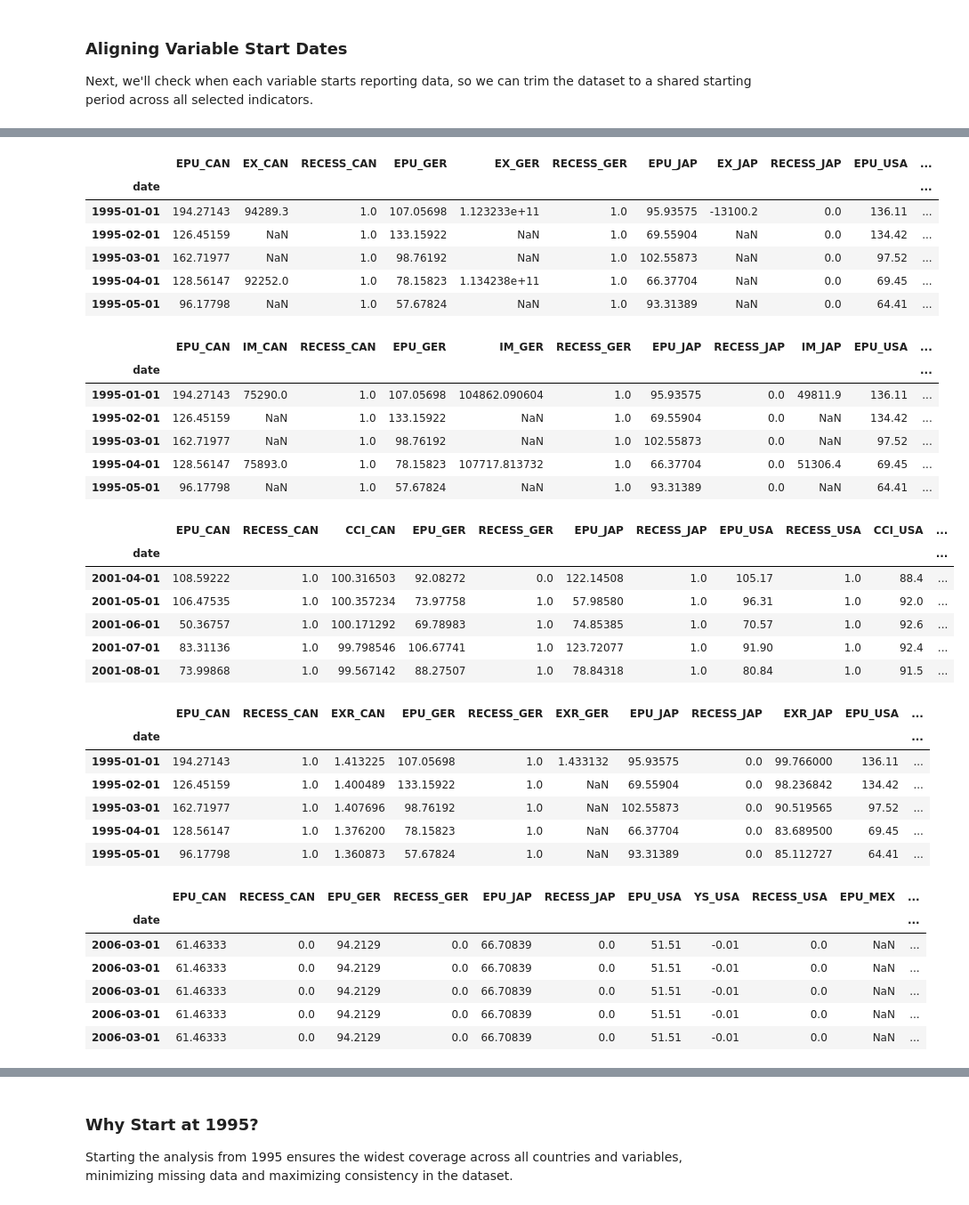
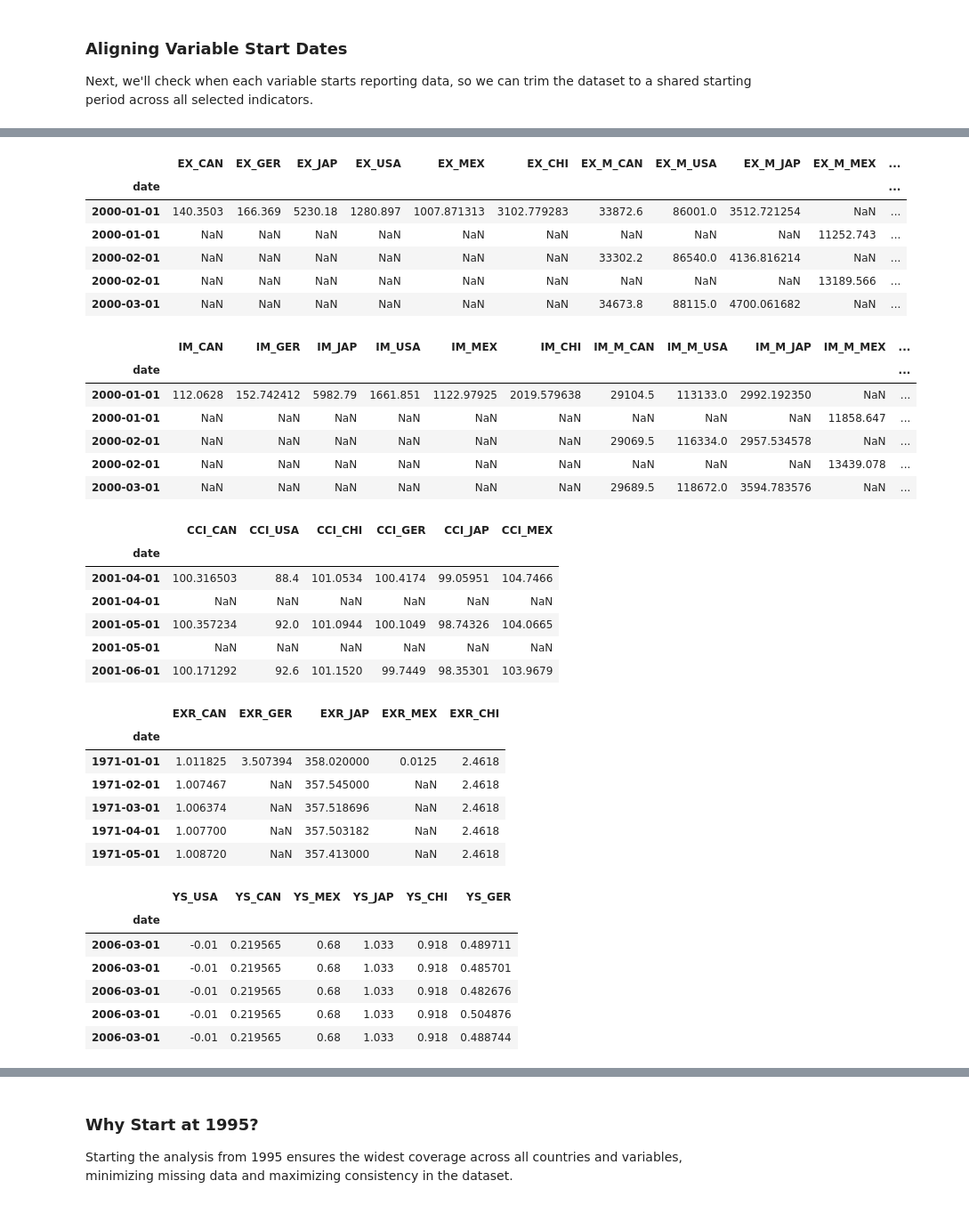
Before and after one commit to Barderus/SURE_Program, a Jupyter notebook: notebooks/1.1 - EDA.ipynb, the cells around one changed output, grey strips where cells are left out. Shown: that part at 89% size. Cells and saved outputs as stored; diff of their text form; code cells hidden in the pictures.

```diff
--- a/notebooks/1.1 - EDA.ipynb
+++ b/notebooks/1.1 - EDA.ipynb
@@ -5,7 +5,7 @@ import matplotlib.pyplot as plt
 ## Dataset overview
 # %%
 # Load data
-df = pd.read_csv("../data/processed/master_file.csv")
+df = pd.read_csv("../data/processed/master_file1.csv")
 
 # Overview
 print(df.shape)
@@ -42,7 +44,7 @@ Index(['date', 'EPU_CAN', 'IP_CAN', '10YS_CAN', 'INF_YoY_CAN', 'EX_CAN',
 # %% [markdown]
 ### Drop residual columns
 # %%
-df = df.drop(columns=["Unnamed: 0", "10YS_CHI", "10YS_JAP", '2YS_MEX', '1OYS_MEX', "10YS_CAN", "10YS_GER"])
+df = df.drop(columns=["10YS_CHI", "10YS_JAP", '2YS_MEX', '1OYS_MEX', "10YS_CAN", "10YS_GER"])
 # %% [markdown]
 ###  Clean and Normalize Dates
 # %%
@@ -226,58 +227,58 @@ display(aligned_ip_df.head())
 # %%
-aligned_ex_df = get_aligned_df(df, ["EX_", "RECESS_", "EPU_"])
+aligned_ex_df = get_aligned_df(df, ["EX_"])
 display(aligned_ex_df.head())
 # %% [output]
-|  | EPU_CAN | EX_CAN | RECESS_CAN | EPU_GER | EX_GER | RECESS_GER | EPU_JAP | EX_JAP | RECESS_JAP | EPU_USA | ... |
+|  | EX_CAN | EX_GER | EX_JAP | EX_USA | EX_MEX | EX_CHI | EX_M_CAN | EX_M_USA | EX_M_JAP | EX_M_MEX | ... |
 | date |  |  |  |  |  |  |  |  |  |  | ... |
-| 1995-01-01 | 194.27143 | 94289.3 | 1.0 | 107.05698 | 1.123233e+11 | 1.0 | 95.93575 | -13100.2 | 0.0 | 136.11 | ... |
-| 1995-02-01 | 126.45159 | NaN | 1.0 | 133.15922 | NaN | 1.0 | 69.55904 | NaN | 0.0 | 134.42 | ... |
-| 1995-03-01 | 162.71977 | NaN | 1.0 | 98.76192 | NaN | 1.0 | 102.55873 | NaN | 0.0 | 97.52 | ... |
-| 1995-04-01 | 128.56147 | 92252.0 | 1.0 | 78.15823 | 1.134238e+11 | 1.0 | 66.37704 | NaN | 0.0 | 69.45 | ... |
-| 1995-05-01 | 96.17798 | NaN | 1.0 | 57.67824 | NaN | 1.0 | 93.31389 | NaN | 0.0 | 64.41 | ... |
+| 2000-01-01 | 140.3503 | 166.369 | 5230.18 | 1280.897 | 1007.871313 | 3102.779283 | 33872.6 | 86001.0 | 3512.721254 | NaN | ... |
+| 2000-01-01 | NaN | NaN | NaN | NaN | NaN | NaN | NaN | NaN | NaN | 11252.743 | ... |
+| 2000-02-01 | NaN | NaN | NaN | NaN | NaN | NaN | 33302.2 | 86540.0 | 4136.816214 | NaN | ... |
+| 2000-02-01 | NaN | NaN | NaN | NaN | NaN | NaN | NaN | NaN | NaN | 13189.566 | ... |
+| 2000-03-01 | NaN | NaN | NaN | NaN | NaN | NaN | 34673.8 | 88115.0 | 4700.061682 | NaN | ... |
 # %%
-aligned_im_df = get_aligned_df(df, ["IM", "RECESS_", "EPU_"])
+aligned_im_df = get_aligned_df(df, ["IM"])
 display(aligned_im_df.head())
 # %% [output]
-|  | EPU_CAN | IM_CAN | RECESS_CAN | EPU_GER | IM_GER | RECESS_GER | EPU_JAP | RECESS_JAP | IM_JAP | EPU_USA | ... |
+|  | IM_CAN | IM_GER | IM_JAP | IM_USA | IM_MEX | IM_CHI | IM_M_CAN | IM_M_USA | IM_M_JAP | IM_M_MEX | ... |
 | date |  |  |  |  |  |  |  |  |  |  | ... |
-| 1995-01-01 | 194.27143 | 75290.0 | 1.0 | 107.05698 | 104862.090604 | 1.0 | 95.93575 | 0.0 | 49811.9 | 136.11 | ... |
-| 1995-02-01 | 126.45159 | NaN | 1.0 | 133.15922 | NaN | 1.0 | 69.55904 | 0.0 | NaN | 134.42 | ... |
-| 1995-03-01 | 162.71977 | NaN | 1.0 | 98.76192 | NaN | 1.0 | 102.55873 | 0.0 | NaN | 97.52 | ... |
-| 1995-04-01 | 128.56147 | 75893.0 | 1.0 | 78.15823 | 107717.813732 | 1.0 | 66.37704 | 0.0 | 51306.4 | 69.45 | ... |
-| 1995-05-01 | 96.17798 | NaN | 1.0 | 57.67824 | NaN | 1.0 | 93.31389 | 0.0 | NaN | 64.41 | ... |
+| 2000-01-01 | 112.0628 | 152.742412 | 5982.79 | 1661.851 | 1122.97925 | 2019.579638 | 29104.5 | 113133.0 | 2992.192350 | NaN | ... |
+| 2000-01-01 | NaN | NaN | NaN | NaN | NaN | NaN | NaN | NaN | NaN | 11858.647 | ... |
+| 2000-02-01 | NaN | NaN | NaN | NaN | NaN | NaN | 29069.5 | 116334.0 | 2957.534578 | NaN | ... |
+| 2000-02-01 | NaN | NaN | NaN | NaN | NaN | NaN | NaN | NaN | NaN | 13439.078 | ... |
+| 2000-03-01 | NaN | NaN | NaN | NaN | NaN | NaN | 29689.5 | 118672.0 | 3594.783576 | NaN | ... |
 # %%
-aligned_cci_df = get_aligned_df(df, ["CCI", "RECESS_", "EPU_"])
+aligned_cci_df = get_aligned_df(df, ["CCI"])
 display(aligned_cci_df.head())
 # %% [output]
-|  | EPU_CAN | RECESS_CAN | CCI_CAN | EPU_GER | RECESS_GER | EPU_JAP | RECESS_JAP | EPU_USA | RECESS_USA | CCI_USA | ... |
-| date |  |  |  |  |  |  |  |  |  |  | ... |
-| 2001-04-01 | 108.59222 | 1.0 | 100.316503 | 92.08272 | 0.0 | 122.14508 | 1.0 | 105.17 | 1.0 | 88.4 | ... |
-| 2001-05-01 | 106.47535 | 1.0 | 100.357234 | 73.97758 | 1.0 | 57.98580 | 1.0 | 96.31 | 1.0 | 92.0 | ... |
-| 2001-06-01 | 50.36757 | 1.0 | 100.171292 | 69.78983 | 1.0 | 74.85385 | 1.0 | 70.57 | 1.0 | 92.6 | ... |
-| 2001-07-01 | 83.31136 | 1.0 | 99.798546 | 106.67741 | 1.0 | 123.72077 | 1.0 | 91.90 | 1.0 | 92.4 | ... |
-| 2001-08-01 | 73.99868 | 1.0 | 99.567142 | 88.27507 | 1.0 | 78.84318 | 1.0 | 80.84 | 1.0 | 91.5 | ... |
+|  | CCI_CAN | CCI_USA | CCI_CHI | CCI_GER | CCI_JAP | CCI_MEX |
+| date |  |  |  |  |  |  |
+| 2001-04-01 | 100.316503 | 88.4 | 101.0534 | 100.4174 | 99.05951 | 104.7466 |
+| 2001-04-01 | NaN | NaN | NaN | NaN | NaN | NaN |
+| 2001-05-01 | 100.357234 | 92.0 | 101.0944 | 100.1049 | 98.74326 | 104.0665 |
+| 2001-05-01 | NaN | NaN | NaN | NaN | NaN | NaN |
+| 2001-06-01 | 100.171292 | 92.6 | 101.1520 | 99.7449 | 98.35301 | 103.9679 |
 # %%
-aligned_exr_df = get_aligned_df(df, ["EXR", "RECESS_", "EPU_"])
+aligned_exr_df = get_aligned_df(df, ["EXR"])
 display(aligned_exr_df.head())
 # %% [output]
-|  | EPU_CAN | RECESS_CAN | EXR_CAN | EPU_GER | RECESS_GER | EXR_GER | EPU_JAP | RECESS_JAP | EXR_JAP | EPU_USA | ... |
-| date |  |  |  |  |  |  |  |  |  |  | ... |
-| 1995-01-01 | 194.27143 | 1.0 | 1.413225 | 107.05698 | 1.0 | 1.433132 | 95.93575 | 0.0 | 99.766000 | 136.11 | ... |
-| 1995-02-01 | 126.45159 | 1.0 | 1.400489 | 133.15922 | 1.0 | NaN | 69.55904 | 0.0 | 98.236842 | 134.42 | ... |
-| 1995-03-01 | 162.71977 | 1.0 | 1.407696 | 98.76192 | 1.0 | NaN | 102.55873 | 0.0 | 90.519565 | 97.52 | ... |
-| 1995-04-01 | 128.56147 | 1.0 | 1.376200 | 78.15823 | 1.0 | NaN | 66.37704 | 0.0 | 83.689500 | 69.45 | ... |
-| 1995-05-01 | 96.17798 | 1.0 | 1.360873 | 57.67824 | 1.0 | NaN | 93.31389 | 0.0 | 85.112727 | 64.41 | ... |
+|  | EXR_CAN | EXR_GER | EXR_JAP | EXR_MEX | EXR_CHI |
+| date |  |  |  |  |  |
+| 1971-01-01 | 1.011825 | 3.507394 | 358.020000 | 0.0125 | 2.4618 |
+| 1971-02-01 | 1.007467 | NaN | 357.545000 | NaN | 2.4618 |
+| 1971-03-01 | 1.006374 | NaN | 357.518696 | NaN | 2.4618 |
+| 1971-04-01 | 1.007700 | NaN | 357.503182 | NaN | 2.4618 |
+| 1971-05-01 | 1.008720 | NaN | 357.413000 | NaN | 2.4618 |
 # %%
-aligned_ys_df = get_aligned_df(df, ["YS", "RECESS_", "EPU_"])
+aligned_ys_df = get_aligned_df(df, ["YS"])
 display(aligned_ys_df.head())
 # %% [output]
-|  | EPU_CAN | RECESS_CAN | EPU_GER | RECESS_GER | EPU_JAP | RECESS_JAP | EPU_USA | YS_USA | RECESS_USA | EPU_MEX | ... |
-| date |  |  |  |  |  |  |  |  |  |  | ... |
-| 2006-03-01 | 61.46333 | 0.0 | 94.2129 | 0.0 | 66.70839 | 0.0 | 51.51 | -0.01 | 0.0 | NaN | ... |
-| 2006-03-01 | 61.46333 | 0.0 | 94.2129 | 0.0 | 66.70839 | 0.0 | 51.51 | -0.01 | 0.0 | NaN | ... |
-| 2006-03-01 | 61.46333 | 0.0 | 94.2129 | 0.0 | 66.70839 | 0.0 | 51.51 | -0.01 | 0.0 | NaN | ... |
-| 2006-03-01 | 61.46333 | 0.0 | 94.2129 | 0.0 | 66.70839 | 0.0 | 51.51 | -0.01 | 0.0 | NaN | ... |
-| 2006-03-01 | 61.46333 | 0.0 | 94.2129 | 0.0 | 66.70839 | 0.0 | 51.51 | -0.01 | 0.0 | NaN | ... |
+|  | YS_USA | YS_CAN | YS_MEX | YS_JAP | YS_CHI | YS_GER |
+| date |  |  |  |  |  |  |
+| 2006-03-01 | -0.01 | 0.219565 | 0.68 | 1.033 | 0.918 | 0.489711 |
+| 2006-03-01 | -0.01 | 0.219565 | 0.68 | 1.033 | 0.918 | 0.485701 |
+| 2006-03-01 | -0.01 | 0.219565 | 0.68 | 1.033 | 0.918 | 0.482676 |
+| 2006-03-01 | -0.01 | 0.219565 | 0.68 | 1.033 | 0.918 | 0.504876 |
+| 2006-03-01 | -0.01 | 0.219565 | 0.68 | 1.033 | 0.918 | 0.488744 |
 # %%
 aligned_ys_df = get_aligned_df(df, ["RECESS_", "EPU_"])
 display(aligned_ys_df.head())
```
Also changed, not shown: parts of 25 cells of this notebook, 1 other file.
